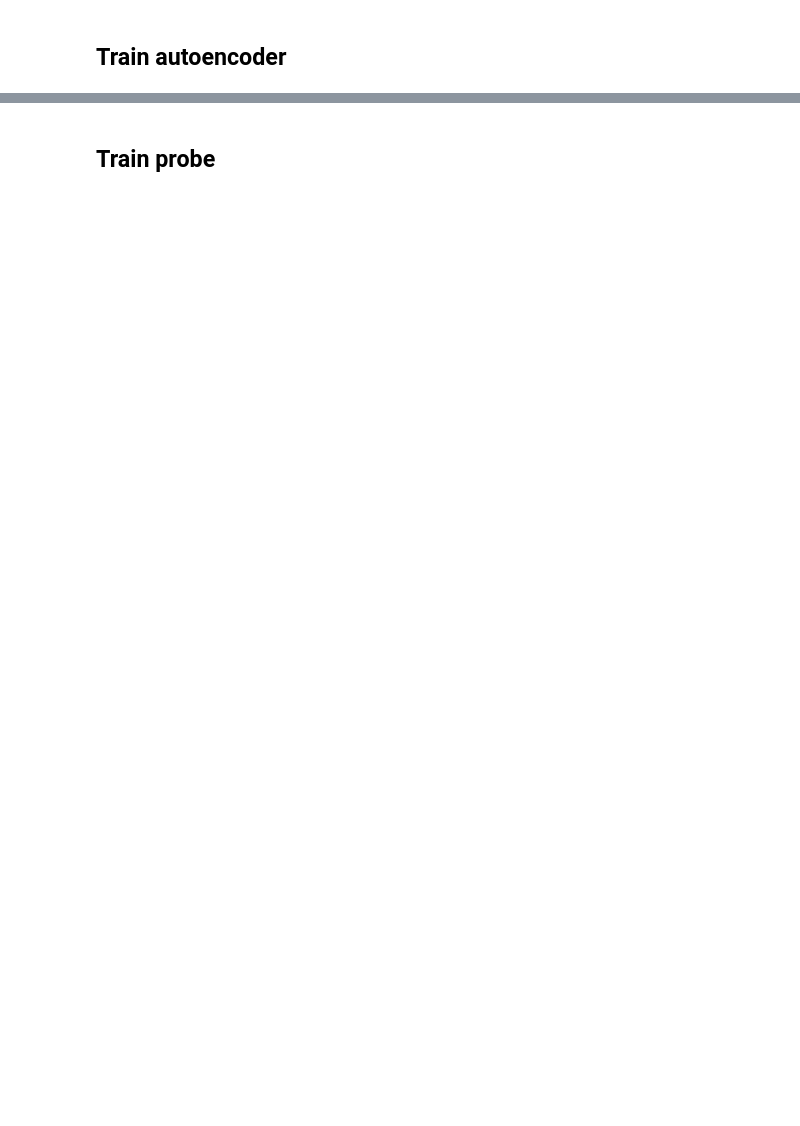
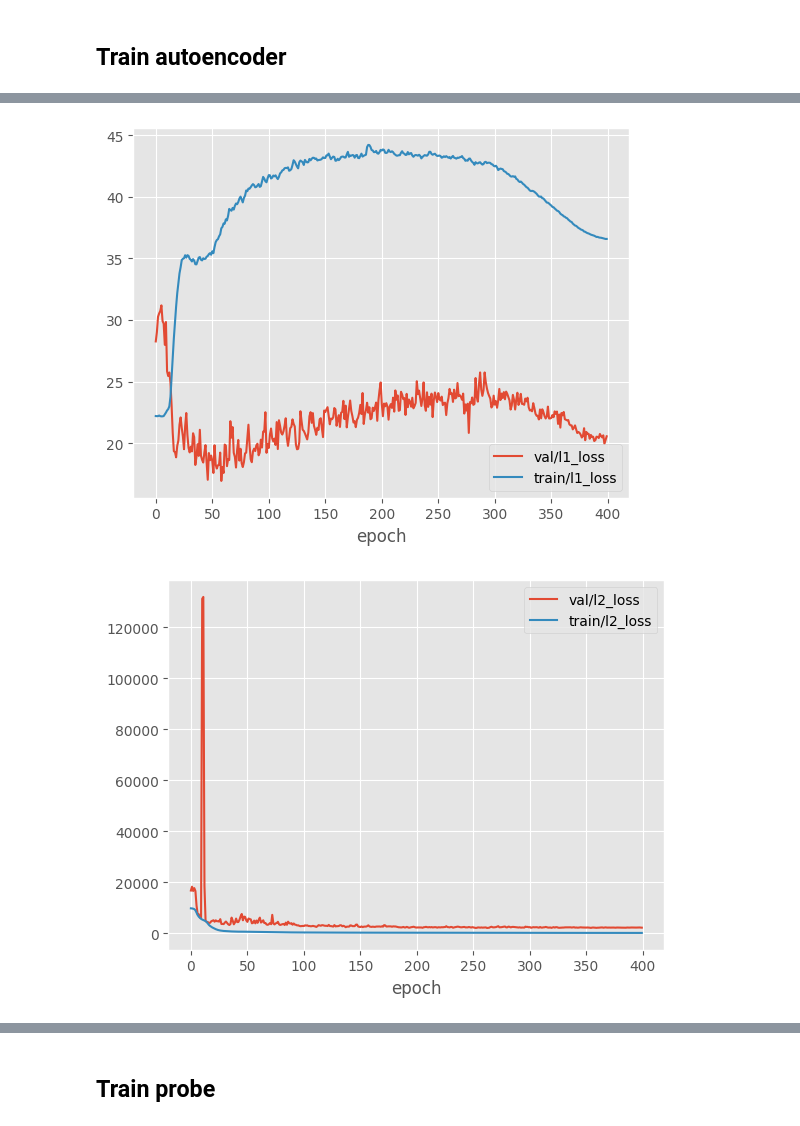
Before and after one commit to wassname/discovering_latent_knowledge, a Jupyter notebook: notebooks/033_train_cvae.ipynb, the cells around one changed output, grey strips where cells are left out. Drawn from its saved outputs; the diff is of its cells as text; code cells hidden in the pictures; blank space fills up the shorter version.

```diff
--- a/notebooks/033_train_cvae.ipynb
+++ b/notebooks/033_train_cvae.ipynb
@@ -470,10 +597,7 @@ class PLAE(PLRankingBase):
 # %% [markdown]
 # Train
-# %%
-
-# TEMP try with the counterfactual residual stream...
-dm = imdbHSDataModule(ds2, batch_size=batch_size, skip_layers=20)
-dm.setup('train')
+# %%
+VAE_EPOCH_MULT = 1
 # %%
 dl_train = dm.train_dataloader()
 dl_val = dm.val_dataloader()
@@ -483,13 +607,16 @@ print(x.shape, 'x')
 if x.ndim==3: x = x.unsqueeze(-1)
 
 c_in = x.shape[1:-1]
-net = PLAE(c_in=c_in, total_steps=max_epochs*len(dl_train),  lr=lr,
+net = PLAE(c_in=c_in, total_steps=max_epochs*len(dl_train)*VAE_EPOCH_MULT,  lr=lr,
         weight_decay=wd,
-        depth=5,
-        hs=96
+        depth=7,
+        hs=128,
+        n_latent=32,
+        l1_coeff=3e-3  # neel uses 3e-4 ! https://github.dev/neelnanda-io/1L-Sparse-Autoencoder/blob/bcae01328a2f41d24bd4a9160828f2fc22737f75/utils.py#L106, but them they sum l1 where mean l2
         # x_feats=x_feats
         )
 print(c_in)
 with torch.no_grad():
-    net(x)
+    y = net(x)
+{k: v.abs().mean() for k,v in y.items()}
 # %% [output]
@@ -525,13 +654,13 @@ Estimated Total Size (MB): 43.20
 ## Train autoencoder
 # %%
 net.ae_mode(True)
-trainer = pl.Trainer(precision="16-mixed",
+trainer1 = pl.Trainer(precision="16-mixed",
                 gradient_clip_val=20,
-                max_epochs=max_epochs, log_every_n_steps=3,
+                max_epochs=max_epochs*VAE_EPOCH_MULT, log_every_n_steps=3,
 
                 # enable_progress_bar=False, enable_model_summary=False
                 )
-trainer.fit(model=net, train_dataloaders=dl_train, val_dataloaders=dl_val)
+trainer1.fit(model=net, train_dataloaders=dl_train, val_dataloaders=dl_val)
 # %% [output]
 Trainer will use only 1 of 2 GPUs because it is running inside an interactive / notebook environment. You may try to set `Trainer(devices=2)` but please note that multi-GPU inside interactive / notebo ...
 Using 16bit Automatic Mixed Precision (AMP)
@@ -555,4 +685,7 @@ LOCAL_RANK: 0 - CUDA_VISIBLE_DEVICES: [0,1]
 # %%
-df_hist = read_metrics_csv(trainer.logger.experiment.metrics_file_path).ffill().bfill()
-for key in ['loss_rec']:
-    df_hist[[c for c in df_hist.columns if key in c]].plot()
+df_hist = read_metrics_csv(trainer1.logger.experiment.metrics_file_path).ffill().bfill()
+for key in ['l1', 'l2', 'loss_rec']:
+    df_hist[[c for c in df_hist.columns if key in c]].clip(0, 1e6).plot()
+# %% [output]
+[figure, added]
+[figure, added]
```
Also changed, not shown: parts of 31 cells of this notebook.
